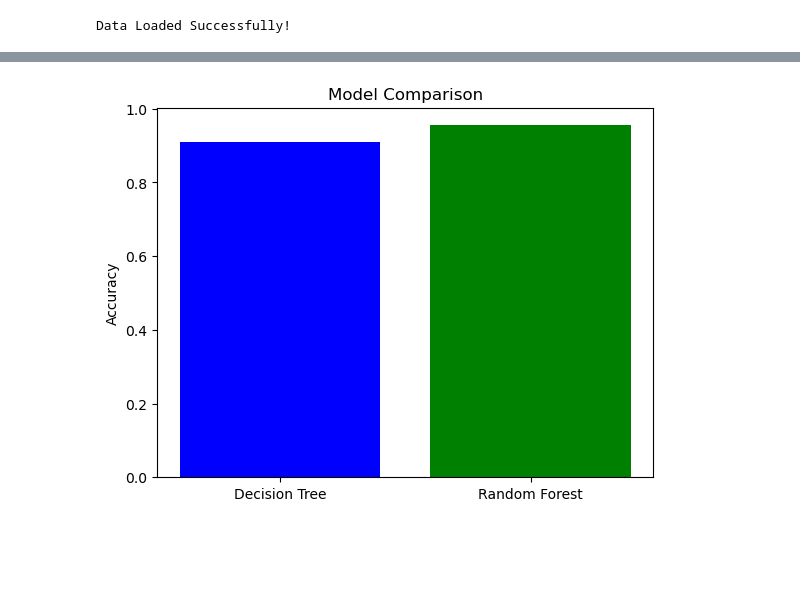
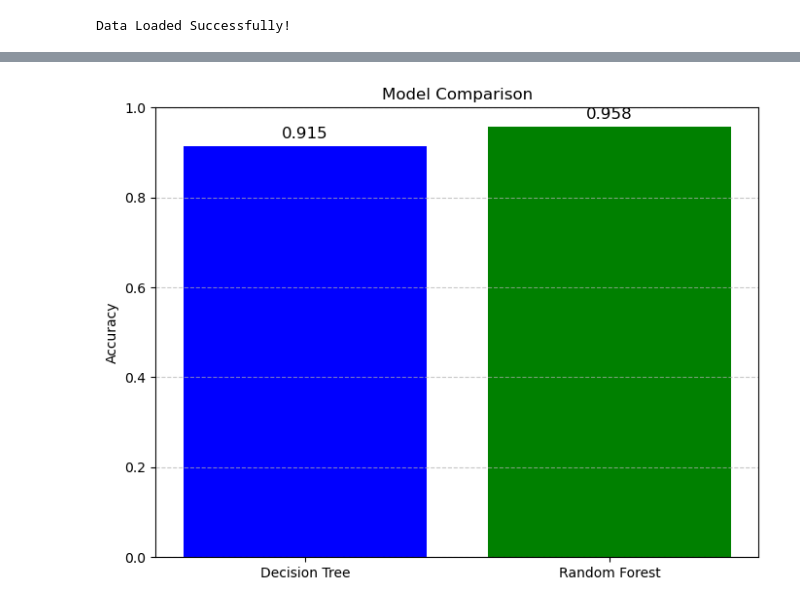
Before and after one commit to neutr0nslayer/CSE475, a Jupyter notebook: lab1.ipynb, the cells around one changed output, grey strips where cells are left out. Saved outputs shown, nothing was run; the diff lists cells and outputs as text; code cells hidden in the pictures; blank space fills up the shorter version.

```diff
--- a/lab1.ipynb
+++ b/lab1.ipynb
@@ -208,8 +210,17 @@ Random Forest Accuracy: 0.955
 # %%
 # Plot comparison
-plt.bar(["Decision Tree", "Random Forest"], [accuracy_dt, accuracy_rf], color=['blue', 'green'])
+plt.figure(figsize=(8, 6))
+bars = plt.bar(["Decision Tree", "Random Forest"], [accuracy_dt, accuracy_rf], color=['blue', 'green'])
 plt.ylabel("Accuracy")
 plt.title("Model Comparison")
+plt.ylim(0, 1)
+plt.grid(axis='y', linestyle='--', alpha=0.7)
+
+# Add labels on top of the bars
+for bar in bars:
+    yval = bar.get_height()
+    plt.text(bar.get_x() + bar.get_width()/2, yval + 0.01, round(yval, 3), ha='center', va='bottom', fontsize=12)
+
 plt.show()
 # %% [output]
-[figure, old version]
+[figure, new version]
```
Also changed, not shown: parts of 3 cells of this notebook.
